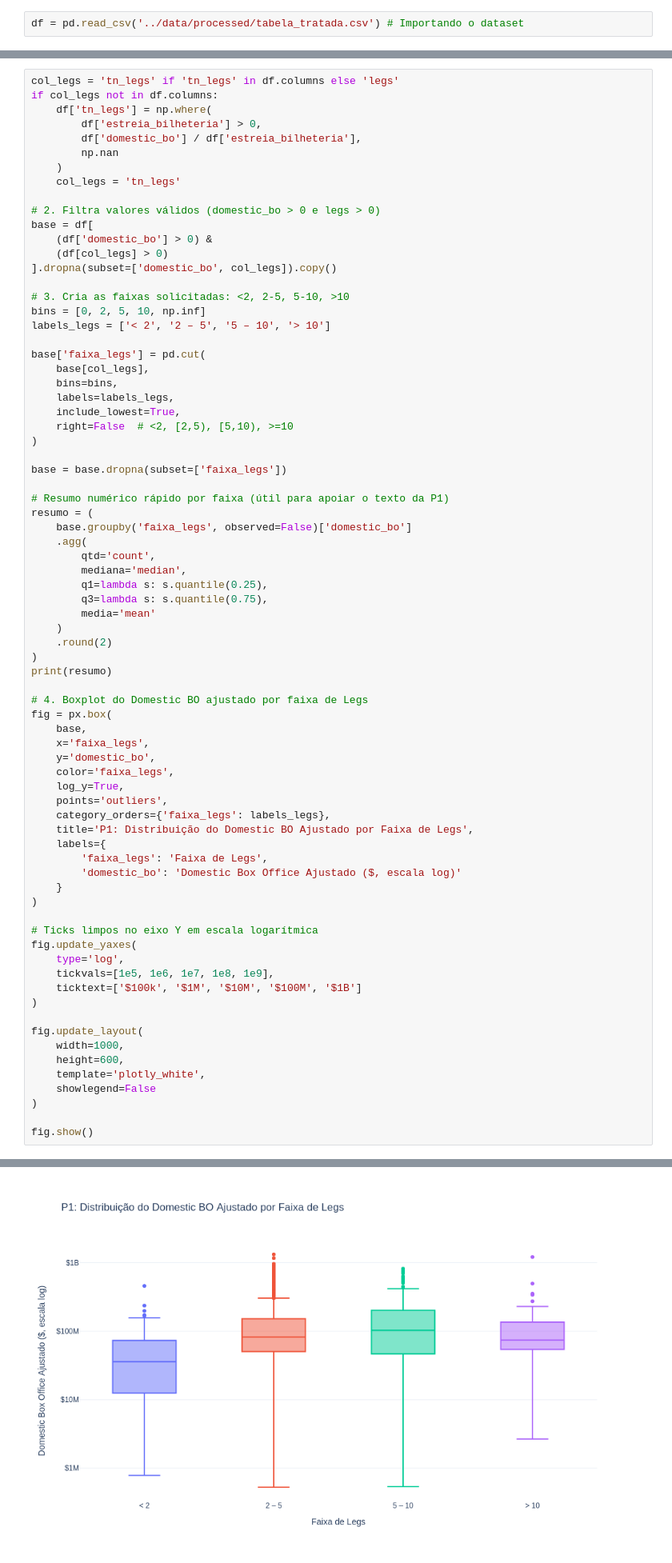
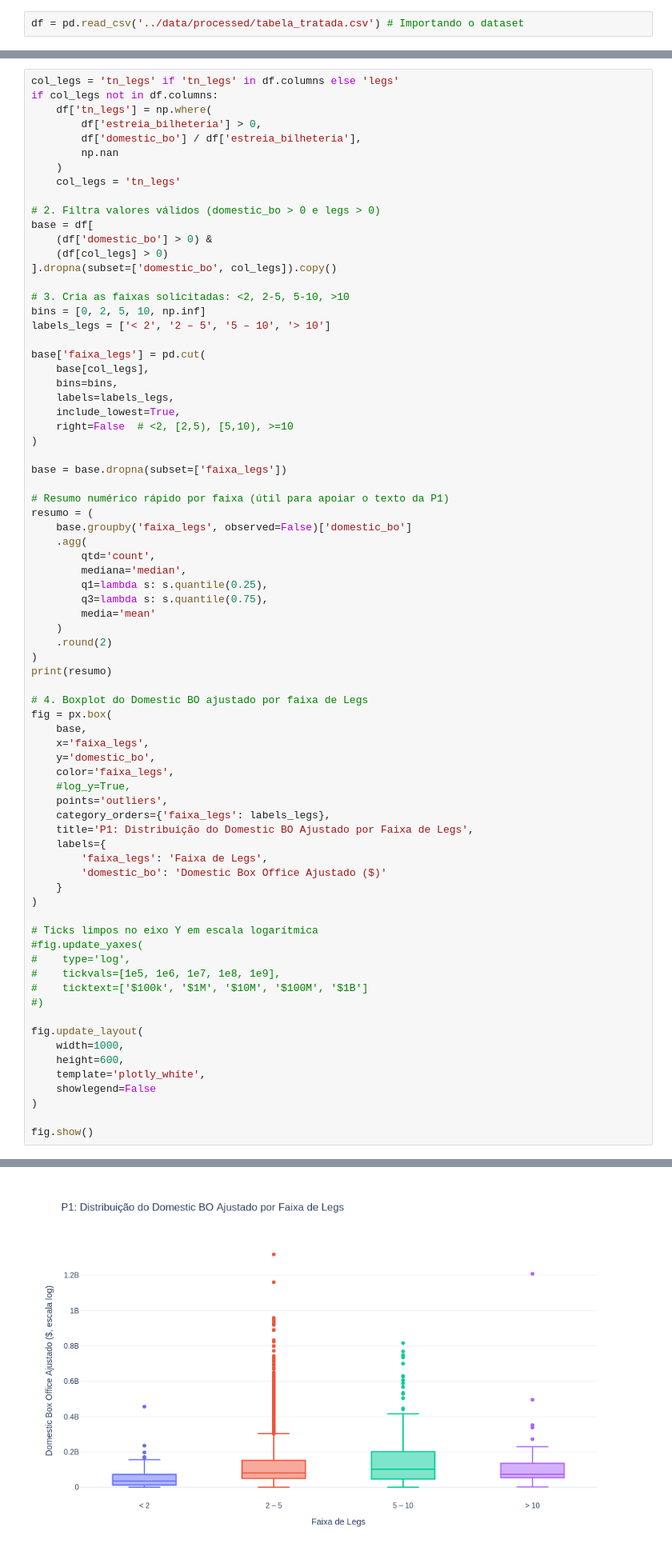
Before and after one commit to samuelsilvg/CD-boxOfficeAnalysis, a Jupyter notebook: notebooks/analise_P1.ipynb, the cells around one changed output, grey strips where cells are left out. Shown at 80% size. Saved outputs shown, nothing was run; the diff lists cells and outputs as text.

```diff
--- a/notebooks/analise_P1.ipynb
+++ b/notebooks/analise_P1.ipynb
@@ -109,41 +109,41 @@ print(resumo)
 fig = px.box(
     base,
     x='faixa_legs',
     y='domestic_bo',
     color='faixa_legs',
-    log_y=True,
+    #log_y=True,
     points='outliers',
     category_orders={'faixa_legs': labels_legs},
     title='P1: Distribuição do Domestic BO Ajustado por Faixa de Legs',
     labels={
         'faixa_legs': 'Faixa de Legs',
-        'domestic_bo': 'Domestic Box Office Ajustado ($, escala log)'
+        'domestic_bo': 'Domestic Box Office Ajustado ($)'
     }
 )
 
 # Ticks limpos no eixo Y em escala logarítmica
-fig.update_yaxes(
-    type='log',
-    tickvals=[1e5, 1e6, 1e7, 1e8, 1e9],
-    ticktext=['$100k', '$1M', '$10M', '$100M', '$1B']
-)
+#fig.update_yaxes(
+#    type='log',
+#    tickvals=[1e5, 1e6, 1e7, 1e8, 1e9],
+#    ticktext=['$100k', '$1M', '$10M', '$100M', '$1B']
+#)
 
 fig.update_layout(
     width=1000,
     height=600,
     template='plotly_white',
     showlegend=False
 )
 
 fig.show()
 # %% [output]
              qtd      mediana          q1           q3         media
 faixa_legs
 < 2          103   35792919.0  12552060.0   72911041.0  5.329002e+07
 2 – 5       2261   81966078.0  50484906.0  151848346.0  1.283423e+08
 5 – 10       265  102873175.0  47255180.0  201350044.0  1.464950e+08
 > 10          65   74093778.0  54667629.0  132412724.0  1.226604e+08
-[figure, old version]
+[figure, new version]
 # %%
 # Remove valores nulos nas três colunas essenciais
 df_plot = df.dropna(subset=['estreia_bilheteria', 'tn_legs', 'domestic_bo']).copy()
```
Also changed, not shown: parts of 2 cells of this notebook, 3 other files.
